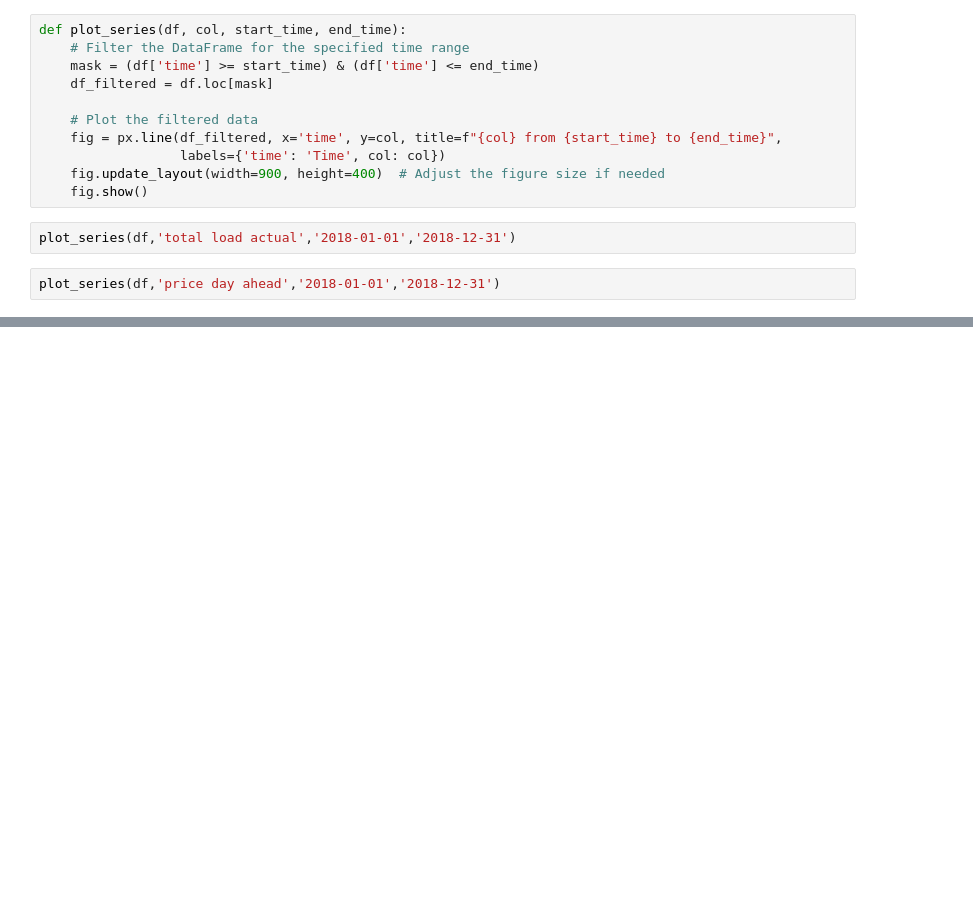
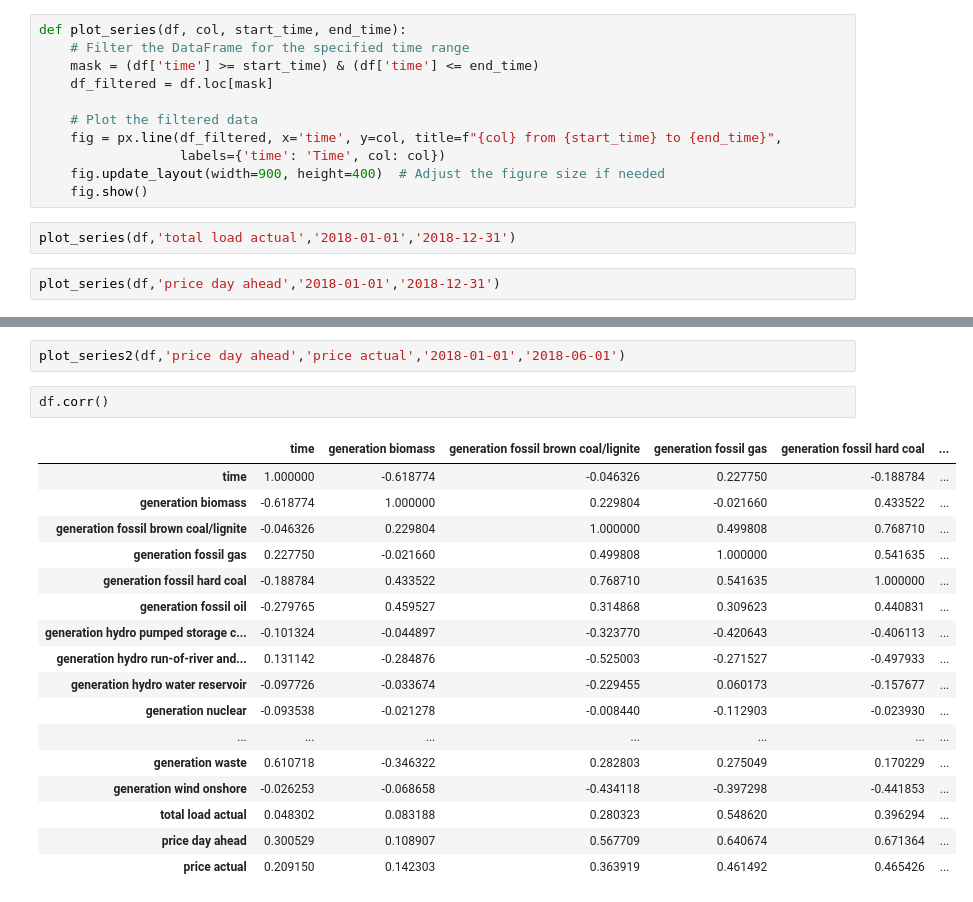
Before and after one commit to NIKITA320495/Electricity_price_forecasting, a Jupyter notebook: energy_demand_forecasting.ipynb, the cells around one changed output, grey strips where cells are left out. Cells and saved outputs as stored; diff of their text form; blank space fills up the shorter version.

```diff
--- a/energy_demand_forecasting.ipynb
+++ b/energy_demand_forecasting.ipynb
@@ -189,0 +213,22 @@ plot_series(df,'price day ahead','2018-01-01','2018-12-31')
+# %%
+plot_series2(df,'price day ahead','price actual','2018-01-01','2018-06-01')
+# %%
+df.corr()
+# %% [output]
+|  | time | generation biomass | generation fossil brown coal/lignite | generation fossil gas | generation fossil hard coal | ... |
+| time | 1.000000 | -0.618774 | -0.046326 | 0.227750 | -0.188784 | ... |
+| generation biomass | -0.618774 | 1.000000 | 0.229804 | -0.021660 | 0.433522 | ... |
+| generation fossil brown coal/lignite | -0.046326 | 0.229804 | 1.000000 | 0.499808 | 0.768710 | ... |
+| generation fossil gas | 0.227750 | -0.021660 | 0.499808 | 1.000000 | 0.541635 | ... |
+| generation fossil hard coal | -0.188784 | 0.433522 | 0.768710 | 0.541635 | 1.000000 | ... |
+| generation fossil oil | -0.279765 | 0.459527 | 0.314868 | 0.309623 | 0.440831 | ... |
+| generation hydro pumped storage c... | -0.101324 | -0.044897 | -0.323770 | -0.420643 | -0.406113 | ... |
+| generation hydro run-of-river and... | 0.131142 | -0.284876 | -0.525003 | -0.271527 | -0.497933 | ... |
+| generation hydro water reservoir | -0.097726 | -0.033674 | -0.229455 | 0.060173 | -0.157677 | ... |
+| generation nuclear | -0.093538 | -0.021278 | -0.008440 | -0.112903 | -0.023930 | ... |
+| ... | ... | ... | ... | ... | ... | ... |
+| generation waste | 0.610718 | -0.346322 | 0.282803 | 0.275049 | 0.170229 | ... |
+| generation wind onshore | -0.026253 | -0.068658 | -0.434118 | -0.397298 | -0.441853 | ... |
+| total load actual | 0.048302 | 0.083188 | 0.280323 | 0.548620 | 0.396294 | ... |
+| price day ahead | 0.300529 | 0.108907 | 0.567709 | 0.640674 | 0.671364 | ... |
+| price actual | 0.209150 | 0.142303 | 0.363919 | 0.461492 | 0.465426 | ... |
```
Also changed, not shown: parts of 3 cells of this notebook.
